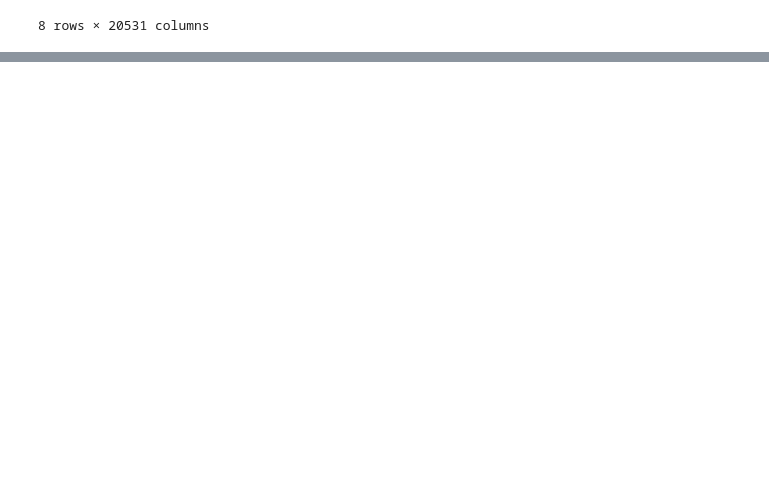
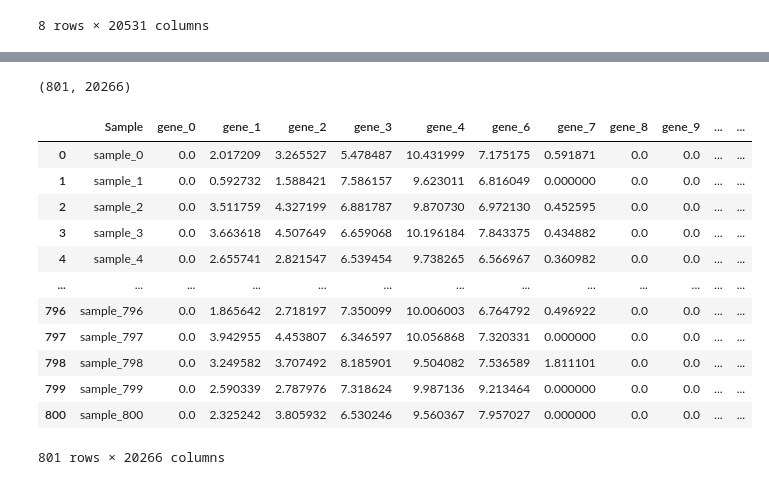
Before and after one commit to laureneatt/gene_expression_project, a Jupyter notebook: notebooks/01_exploration.ipynb, the cells around one changed output, grey strips where cells are left out. Drawn from its saved outputs; the diff is of its cells as text; code cells hidden in the pictures; blank space fills up the shorter version.

Commit message:
Complete data exploration and cleaning

```diff
--- a/notebooks/01_exploration.ipynb
+++ b/notebooks/01_exploration.ipynb
@@ -73,0 +232,11 @@ data.describe()
+# %%
+# ==========================================
+# Renommage de la colonne d'identifiant
+# ==========================================
+
+# La colonne "Unnamed: 0" correspond à l'identifiant de chaque échantillon
+data = data.rename(columns={"Unnamed: 0": "Sample"})
+labels = labels.rename(columns={"Unnamed: 0": "Sample"})
+
+# Vérification
+data.head()
@@ -73,0 +278,12 @@ data.describe()
+# %%
+# ==========================================
+# Fusion des données avec les labels
+# ==========================================
+
+# Fusionner data et labels grâce à la colonne Sample
+df = data.merge(labels, on="Sample")
+
+# Vérification des dimensions
+print(f"Dimensions du dataset fusionné : {df.shape}")
+
+df.head()
@@ -73,0 +324,9 @@ data.describe()
+# %%
+# Sélection des colonnes correspondant aux gènes
+gene_columns = [col for col in df.columns if col.startswith("gene_")]
+
+# Identification des gènes constants
+constant_genes = df[gene_columns].columns[df[gene_columns].nunique() <= 1]
+
+print(f"Nombre de gènes constants : {len(constant_genes)}")
+print("Exemples de gènes constants :", list(constant_genes[:10]))
@@ -73,0 +356,5 @@ data.describe()
+# %%
+df_clean = df.drop(columns=constant_genes)
+
+print(df.shape)
+print(df_clean.shape)
@@ -73,0 +405,20 @@ data.describe()
+# %%
+print(df_clean.shape)
+# %% [output]
+(801, 20266)
+# %%
+df_clean
+# %% [output]
+|  | Sample | gene_0 | gene_1 | gene_2 | gene_3 | gene_4 | gene_6 | gene_7 | gene_8 | gene_9 | ... | ... |
+| 0 | sample_0 | 0.0 | 2.017209 | 3.265527 | 5.478487 | 10.431999 | 7.175175 | 0.591871 | 0.0 | 0.0 | ... | ... |
+| 1 | sample_1 | 0.0 | 0.592732 | 1.588421 | 7.586157 | 9.623011 | 6.816049 | 0.000000 | 0.0 | 0.0 | ... | ... |
+| 2 | sample_2 | 0.0 | 3.511759 | 4.327199 | 6.881787 | 9.870730 | 6.972130 | 0.452595 | 0.0 | 0.0 | ... | ... |
+| 3 | sample_3 | 0.0 | 3.663618 | 4.507649 | 6.659068 | 10.196184 | 7.843375 | 0.434882 | 0.0 | 0.0 | ... | ... |
+| 4 | sample_4 | 0.0 | 2.655741 | 2.821547 | 6.539454 | 9.738265 | 6.566967 | 0.360982 | 0.0 | 0.0 | ... | ... |
+| ... | ... | ... | ... | ... | ... | ... | ... | ... | ... | ... | ... | ... |
+| 796 | sample_796 | 0.0 | 1.865642 | 2.718197 | 7.350099 | 10.006003 | 6.764792 | 0.496922 | 0.0 | 0.0 | ... | ... |
+| 797 | sample_797 | 0.0 | 3.942955 | 4.453807 | 6.346597 | 10.056868 | 7.320331 | 0.000000 | 0.0 | 0.0 | ... | ... |
+| 798 | sample_798 | 0.0 | 3.249582 | 3.707492 | 8.185901 | 9.504082 | 7.536589 | 1.811101 | 0.0 | 0.0 | ... | ... |
+| 799 | sample_799 | 0.0 | 2.590339 | 2.787976 | 7.318624 | 9.987136 | 9.213464 | 0.000000 | 0.0 | 0.0 | ... | ... |
+| 800 | sample_800 | 0.0 | 2.325242 | 3.805932 | 6.530246 | 9.560367 | 7.957027 | 0.000000 | 0.0 | 0.0 | ... | ... |
+801 rows × 20266 columns
```
Also changed, not shown: parts of 36 cells of this notebook, 2 other files.
